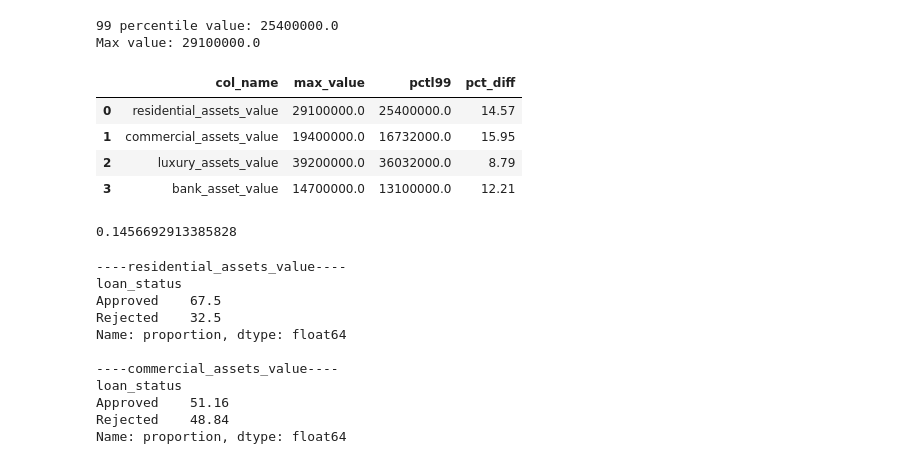
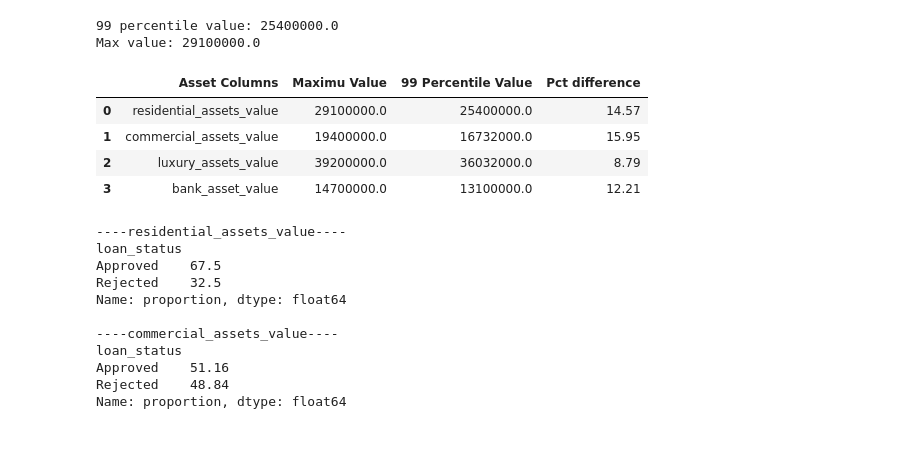
Before and after one commit to AnuragS73/2-Stage-Loan-Approval-System, a Jupyter notebook: notebook/exploratory_data_analysis.ipynb, the cells around one changed output. Drawn from its saved outputs; the diff is of its cells as text; code cells hidden in the pictures.

```diff
--- a/notebook/exploratory_data_analysis.ipynb
+++ b/notebook/exploratory_data_analysis.ipynb
@@ -237,33 +237,29 @@ Max value: 29100000.0
 # %%
 asset_col_analysis = []
 
 for col in asset_value_cols:
     pctl99 = df[col].quantile(0.99)
     max_val = df[col].max()
     pct_diff = ((max_val-pctl99)/pctl99*100).round(2)
 
     asset_col_analysis.append(
         {
-        'col_name': col,
-        'max_value': max_val,
-        'pctl99':pctl99,
-        'pct_diff':pct_diff
+        'Asset Columns': col,
+        'Maximu Value': max_val,
+        '99 Percentile Value':pctl99,
+        "Pct difference" :pct_diff
     }
     )
 
 df_asset_col_analysis = pd.DataFrame(asset_col_analysis)
 
 df_asset_col_analysis
 # %% [output]
-|  | col_name | max_value | pctl99 | pct_diff |
+|  | Asset Columns | Maximu Value | 99 Percentile Value | Pct difference |
 | 0 | residential_assets_value | 29100000.0 | 25400000.0 | 14.57 |
 | 1 | commercial_assets_value | 19400000.0 | 16732000.0 | 15.95 |
 | 2 | luxury_assets_value | 39200000.0 | 36032000.0 | 8.79 |
 | 3 | bank_asset_value | 14700000.0 | 13100000.0 | 12.21 |
-# %%
-print((29.1 - 25.4)/25.4)
-# %% [output]
-0.1456692913385828
 # %%
 for col in asset_value_cols:
     pctl99 = df[col].quantile(0.99)
```
Also changed, not shown: parts of 1 cell of this notebook.
